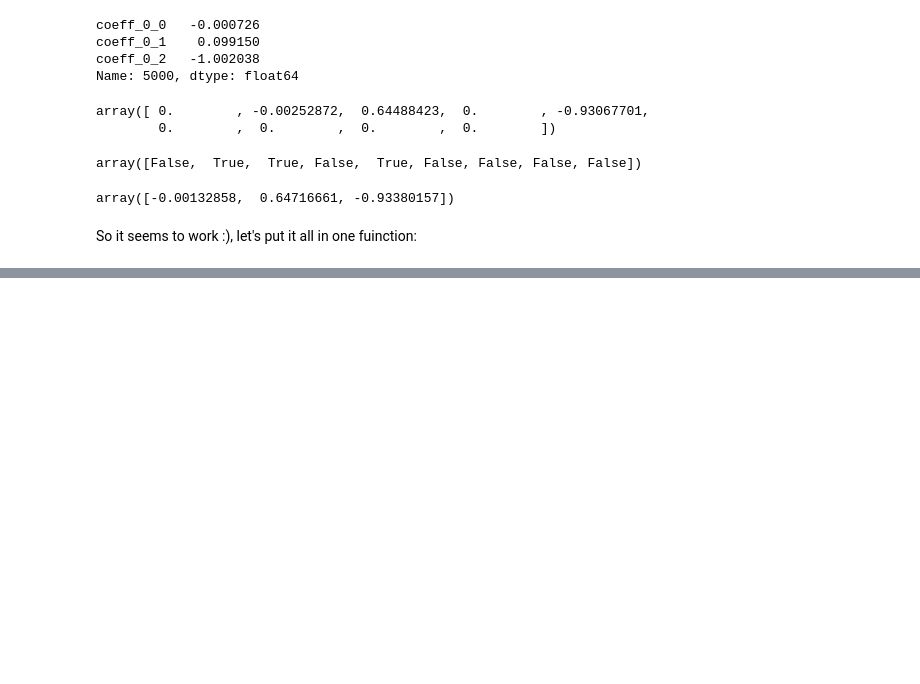
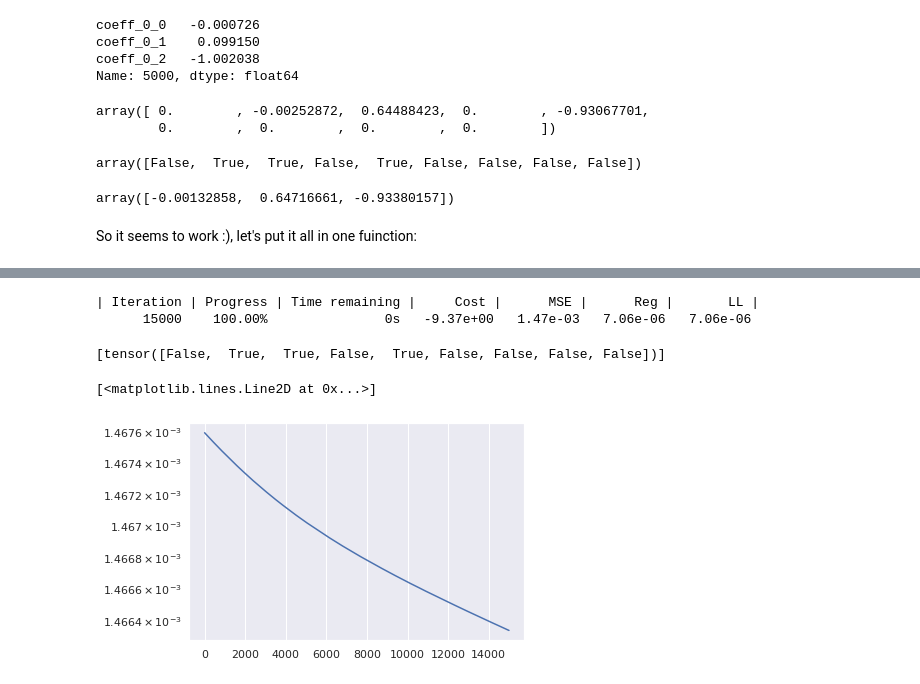
Before and after one commit to GJBoth/DeePyMoD_SBL, a Jupyter notebook: notebooks/L1Norm_Convergence.ipynb, the cells around one changed output, grey strips where cells are left out. Cells and saved outputs as stored; diff of their text form; code cells hidden in the pictures; blank space fills up the shorter version.

```diff
--- a/notebooks/L1Norm_Convergence.ipynb
+++ b/notebooks/L1Norm_Convergence.ipynb
@@ -391,0 +397,18 @@ sparsity_update_period
+# %%
+train(model, X_train, y_train, optimizer, 15000, loss_func_args={'initial_conv_check': 1000, 'threshold': 1e-3, 'start_sparsity_update': 2000, 'sparsity_update_period': 500})
+# %% [output]
+| Iteration | Progress | Time remaining |     Cost |      MSE |      Reg |       LL |
+      15000    100.00%               0s   -9.37e+00   1.47e-03   7.06e-06   7.06e-06
+# %%
+model.constraints.sparsity_mask
+# %% [output]
+[tensor([False,  True,  True, False,  True, False, False, False, False])]
+# %%
+df = load_tensorboard('runs/Apr28_14-44-16_16939e04ebf6/')
+coeff_keys = [key for key in df.keys() if key[:5] == 'coeff']
+scaled_coeff_keys = [key for key in df.keys() if key[:6] == 'scaled']
+# %%
+plt.semilogy(df.index, df['MSE_0'])
+# %% [output]
+[<matplotlib.lines.Line2D at 0x...>]
+[figure, added]
```
Also changed, not shown: parts of 15 cells of this notebook, 28 other files.
